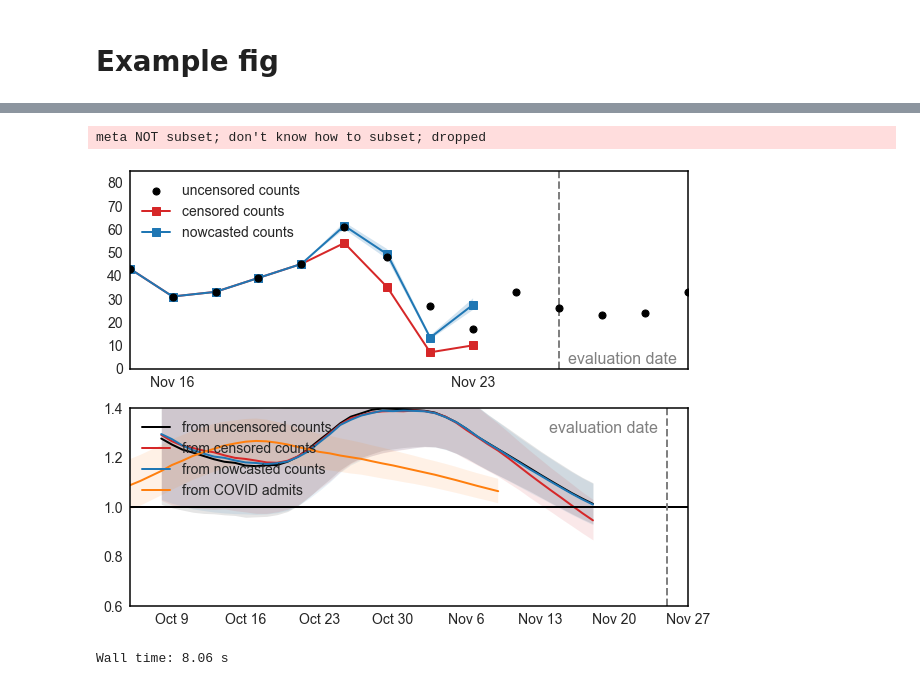
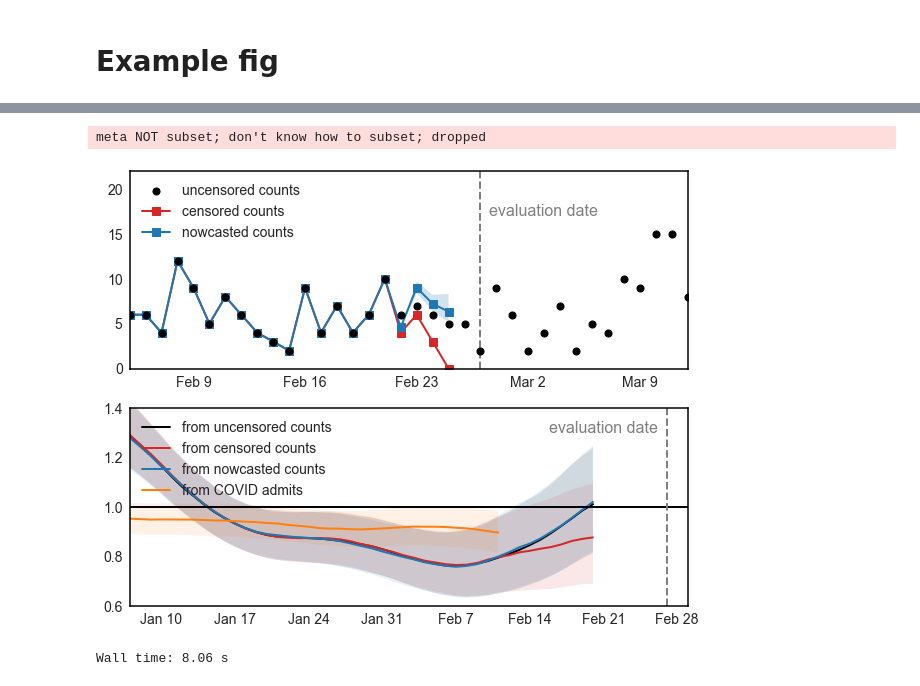
Before and after one commit to numalariamodeling/chicago_sentinel_surveillance, a Jupyter notebook: nowcasting.ipynb, the cells around one changed output, grey strips where cells are left out. Saved outputs shown, nothing was run; the diff lists cells and outputs as text; code cells hidden in the pictures.

```diff
--- a/nowcasting.ipynb
+++ b/nowcasting.ipynb
@@ -11,6 +11,7 @@ import matplotlib as mpl
 mpl.rcParams['pdf.fonttype'] = 42
 import statistics as st
 sns.set_style('whitegrid', {'axes.linewidth' : 0.5})
+sns.set_style("ticks")
 from statsmodels.distributions.empirical_distribution import ECDF
 import scipy
 import gc
@@ -177,7 +178,8 @@ all_cases['days'] = (all_cases['collection_date'] - all_cases['symptom_date']).d
 # %% [markdown]
 # Example fig
 # %%
-eval_date = pd.to_datetime(dt.datetime(day=25, month=11, year=2020), utc=True)
+np.random.seed()
+eval_date = pd.to_datetime(dt.datetime(day=27, month=2, year=2021), utc=True)
 ss_last_date = eval_date - dt.timedelta(days=2)
 hosp_last_date = eval_date - dt.timedelta(days=5)
 train_set_window = 30
@@ -230,16 +232,16 @@ fig, axes = plt.subplots(nrows=2, ncols=1, figsize=(10,8))
 ax = axes[0]
 ax.scatter(x=combo_sc.index, y=combo_sc, color='k', zorder=5, s=50, label='uncensored counts')
 ax.axvline(eval_date, color='grey', linewidth=2, linestyle='dashed')
-ax.text(x=eval_date, s='  evaluation date', y=2, color='grey', fontsize=16)
+ax.text(x=eval_date, s='  evaluation date', y=17, color='grey', fontsize=16)
 ax.plot(combo_sc_censored, color=sns.color_palette()[3], marker='s', linewidth=2, markersize=8, label='censored counts')
 ax.plot(nowcast_combo_sc, color=sns.color_palette()[0], marker='s', linewidth=2, markersize=8, label='nowcasted counts')
 ax.fill_between(x=nowcast_combo_sc_lower.index,
                  y1=nowcast_combo_sc_lower.astype(float),
                  y2=nowcast_combo_sc_upper.astype(float),
                  color=sns.color_palette()[0], alpha=0.2, linewidth=0)
-ax.set_xlim([ss_last_date - dt.timedelta(days=8), ss_last_date + dt.timedelta(days=5)])
-ax.set_yticks(np.arange(0,100,10))
-ax.set_ylim([0,85])
+ax.set_xlim([ss_last_date - dt.timedelta(days=20), ss_last_date + dt.timedelta(days=15)])
+ax.set_yticks(np.arange(0,100,5))
+ax.set_ylim([0,22])
 ax.grid(False)
 leg = ax.legend(fontsize=14, loc='upper left', frameon=False)
 
@@ -304,5 +306,5 @@ DatetimeIndex(['2020-11-18 00:00:00+00:00'], dtype='datetime64[ns, UTC]', freq='
 meta NOT subset; don't know how to subset; dropped
-[figure, old version]
+[figure, new version]
 # %%
 %%time
 r_combo = covid19.r_covid(combo_sc_clipped, delay_distribution=sc_distrb, r_window_size=14, auto_cutoff=True)
```
Also changed, not shown: parts of 3 cells of this notebook.
